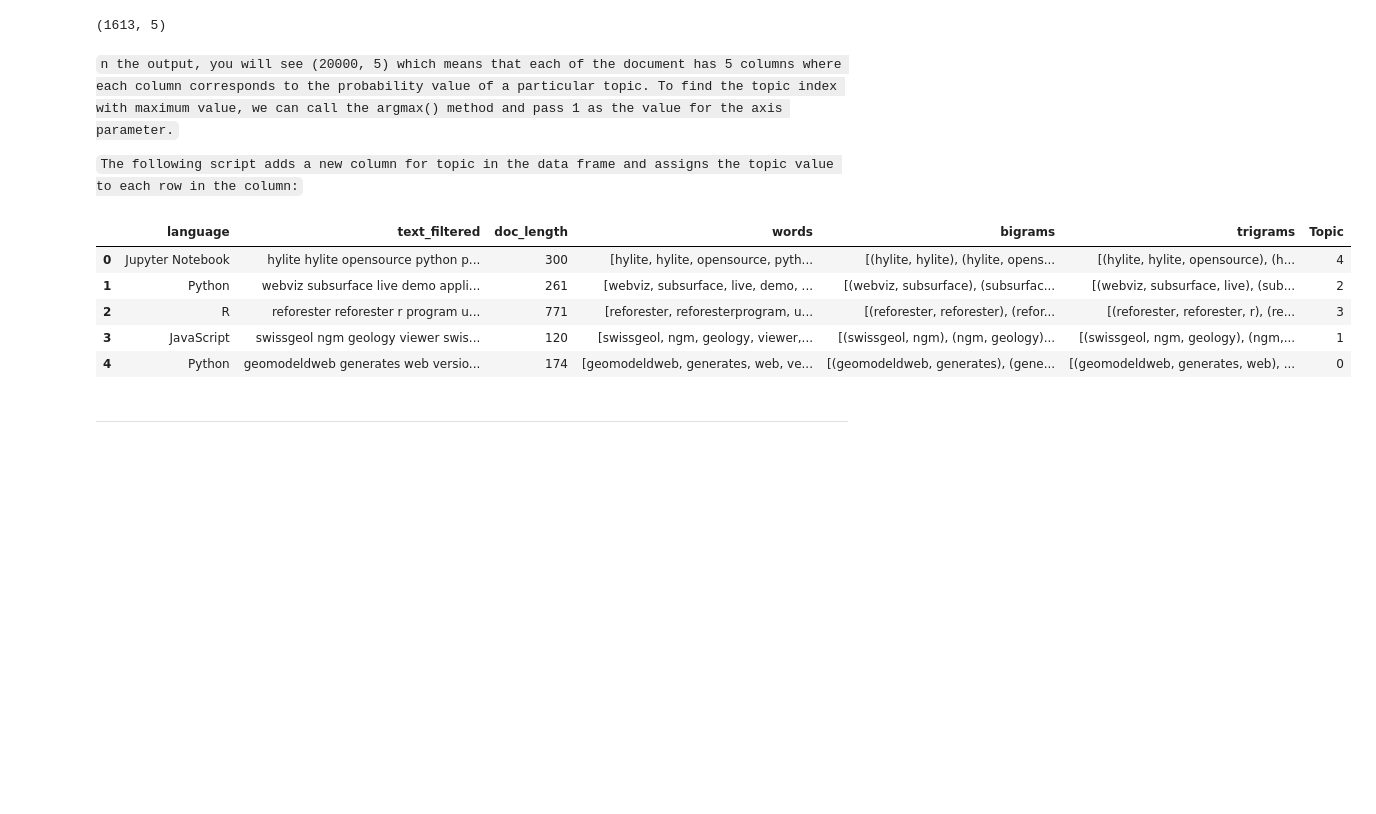
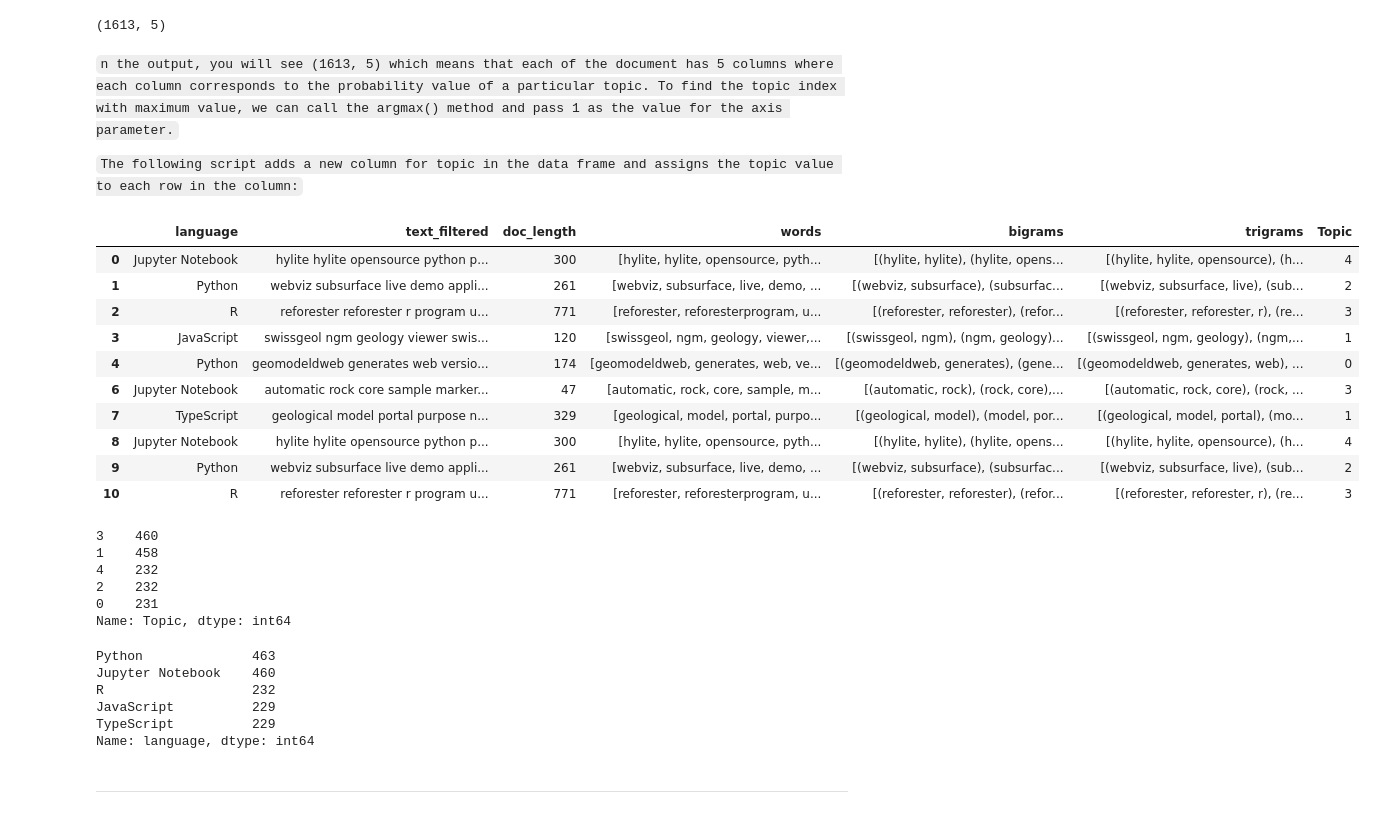
Before and after one commit to CSolitaire/side_projects, a Jupyter notebook: topic_modeling.ipynb, the cells around one changed output. Cells and saved outputs as stored; diff of their text form; code cells hidden in the pictures; blank space fills up the shorter version.

```diff
--- a/topic_modeling.ipynb
+++ b/topic_modeling.ipynb
@@ -129,8 +130,8 @@ def clean_data(df):
     df = df[df.language.isin(language_list)]
     return df
 # %%
-df = clean_data(df)
-df.head(20)
+df1 = clean_data(df)
+df1.head()
 # %% [output]
 |  | language | text_filtered | doc_length | words | bigrams | trigrams |
 | 0 | Jupyter Notebook | hylite hylite opensource python p... | 300 | [hylite, hylite, opensource, pyth... | [(hylite, hylite), (hylite, opens... | [(hylite, hylite, opensource), (h... |
@@ -207,7 +203,7 @@ Mathematically, the above two assumptions can be represented as:
 from sklearn.feature_extraction.text import CountVectorizer
 
 count_vect = CountVectorizer(max_df=0.8, min_df=2, stop_words='english')
-doc_term_matrix = count_vect.fit_transform(df['text_filtered'].values.astype('U'))
+doc_term_matrix = count_vect.fit_transform(df1['text_filtered'].values.astype('U'))
 doc_term_matrix
 # %% [output]
 <1613x886 sparse matrix of type '<class 'numpy.int64'>'
@@ -302,19 +298,42 @@ topic_values.shape
 # %% [output]
 (1613, 5)
 # %% [markdown]
-`n the output, you will see (20000, 5) which means that each of the document has 5 columns where each column corresponds to the probability value of a particular topic. To find the topic index with maximum value, we can call the argmax() method and pass 1 as the value for the axis parameter.`
+`n the output, you will see (1613, 5) which means that each of the document has 5 columns where each column corresponds to the probability value of a particular topic. To find the topic index with maximum value, we can call the argmax() method and pass 1 as the value for the axis parameter.`
 
 `The following script adds a new column for topic in the data frame and assigns the topic value to each row in the column:`
 # %%
-df['Topic'] = topic_values.argmax(axis=1)
-df.head()
+df1['Topic'] = topic_values.argmax(axis=1)
+df1.head(10)
 # %% [output]
 |  | language | text_filtered | doc_length | words | bigrams | trigrams | Topic |
 | 0 | Jupyter Notebook | hylite hylite opensource python p... | 300 | [hylite, hylite, opensource, pyth... | [(hylite, hylite), (hylite, opens... | [(hylite, hylite, opensource), (h... | 4 |
 | 1 | Python | webviz subsurface live demo appli... | 261 | [webviz, subsurface, live, demo, ... | [(webviz, subsurface), (subsurfac... | [(webviz, subsurface, live), (sub... | 2 |
 | 2 | R | reforester reforester r program u... | 771 | [reforester, reforesterprogram, u... | [(reforester, reforester), (refor... | [(reforester, reforester, r), (re... | 3 |
 | 3 | JavaScript | swissgeol ngm geology viewer swis... | 120 | [swissgeol, ngm, geology, viewer,... | [(swissgeol, ngm), (ngm, geology)... | [(swissgeol, ngm, geology), (ngm,... | 1 |
 | 4 | Python | geomodeldweb generates web versio... | 174 | [geomodeldweb, generates, web, ve... | [(geomodeldweb, generates), (gene... | [(geomodeldweb, generates, web), ... | 0 |
+| 6 | Jupyter Notebook | automatic rock core sample marker... | 47 | [automatic, rock, core, sample, m... | [(automatic, rock), (rock, core),... | [(automatic, rock, core), (rock, ... | 3 |
+| 7 | TypeScript | geological model portal purpose n... | 329 | [geological, model, portal, purpo... | [(geological, model), (model, por... | [(geological, model, portal), (mo... | 1 |
+| 8 | Jupyter Notebook | hylite hylite opensource python p... | 300 | [hylite, hylite, opensource, pyth... | [(hylite, hylite), (hylite, opens... | [(hylite, hylite, opensource), (h... | 4 |
+| 9 | Python | webviz subsurface live demo appli... | 261 | [webviz, subsurface, live, demo, ... | [(webviz, subsurface), (subsurfac... | [(webviz, subsurface, live), (sub... | 2 |
+| 10 | R | reforester reforester r program u... | 771 | [reforester, reforesterprogram, u... | [(reforester, reforester), (refor... | [(reforester, reforester, r), (re... | 3 |
+# %%
+df1.Topic.value_counts()
+# %% [output]
+3    460
+1    458
+4    232
+2    232
+0    231
+Name: Topic, dtype: int64
+# %%
+df1.language.value_counts()
+# %% [output]
+Python              463
+Jupyter Notebook    460
+R                   232
+JavaScript          229
+TypeScript          229
+Name: language, dtype: int64
 # %% [markdown]
 ***
 # %% [markdown]
```
Also changed, not shown: parts of 76 cells of this notebook.
